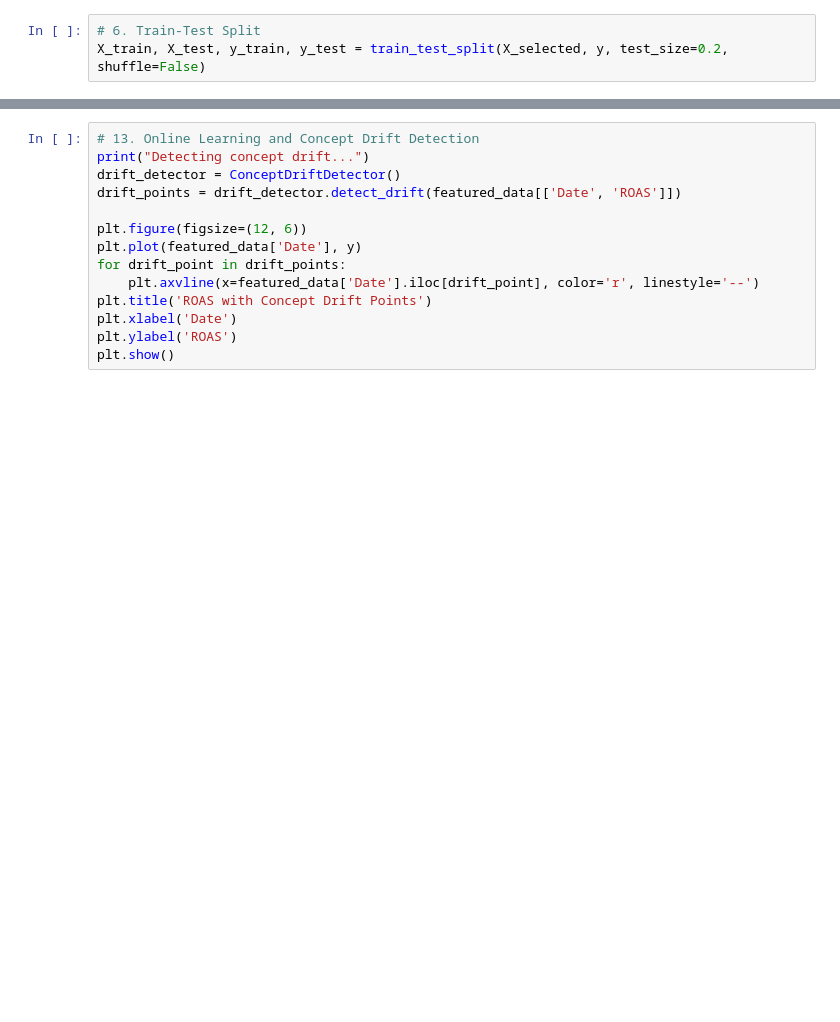
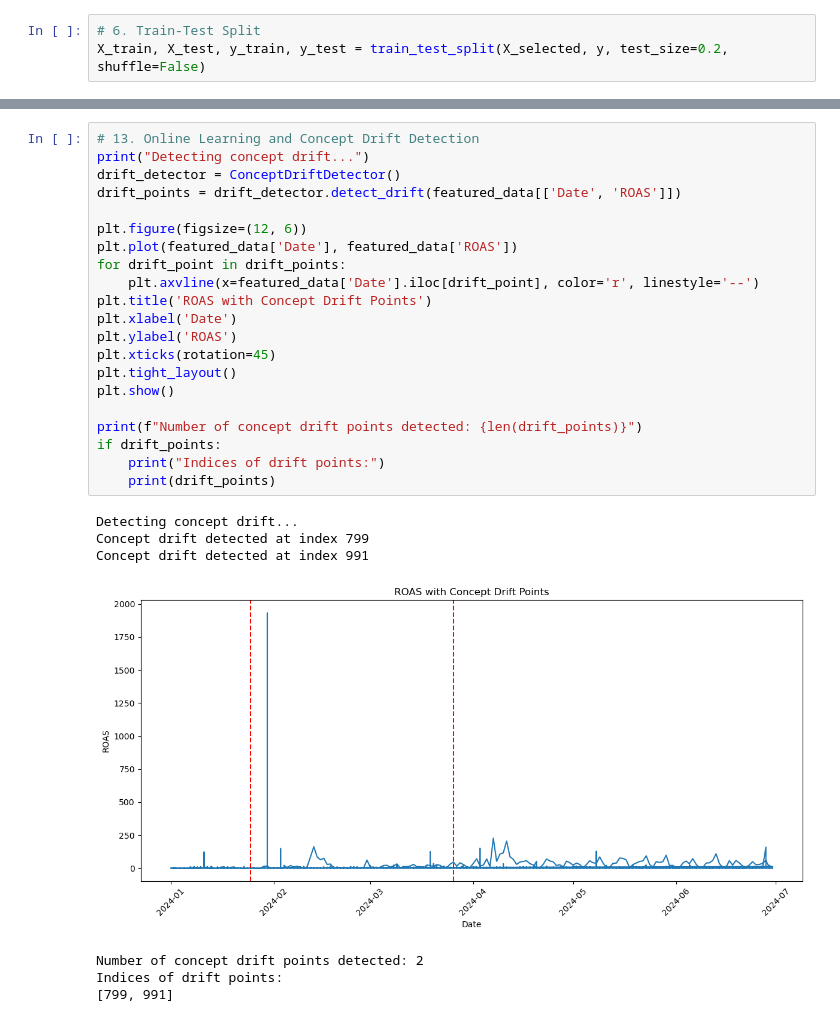
Before and after one commit to sakshamhooda/DigitalMarketingAIOptimization, a Jupyter notebook: notebooks/main.ipynb, the cells around one changed output, grey strips where cells are left out. Saved outputs shown, nothing was run; the diff lists cells and outputs as text; blank space fills up the shorter version.

```diff
--- a/notebooks/main.ipynb
+++ b/notebooks/main.ipynb
@@ -112,17 +419,32 @@ print(granger_results)
 # %%
 # 13. Online Learning and Concept Drift Detection
 print("Detecting concept drift...")
 drift_detector = ConceptDriftDetector()
 drift_points = drift_detector.detect_drift(featured_data[['Date', 'ROAS']])
 
 plt.figure(figsize=(12, 6))
-plt.plot(featured_data['Date'], y)
+plt.plot(featured_data['Date'], featured_data['ROAS'])
 for drift_point in drift_points:
     plt.axvline(x=featured_data['Date'].iloc[drift_point], color='r', linestyle='--')
 plt.title('ROAS with Concept Drift Points')
 plt.xlabel('Date')
 plt.ylabel('ROAS')
+plt.xticks(rotation=45)
+plt.tight_layout()
 plt.show()
+
+print(f"Number of concept drift points detected: {len(drift_points)}")
+if drift_points:
+    print("Indices of drift points:")
+    print(drift_points)
+# %% [output]
+Detecting concept drift...
+Concept drift detected at index 799
+Concept drift detected at index 991
+[figure, added]
+Number of concept drift points detected: 2
+Indices of drift points:
+[799, 991]
 # %%
 # 14. Recommendations
 print("\nRecommendations based on the analysis:")
```
Also changed, not shown: parts of 16 cells of this notebook, 24 other files.
